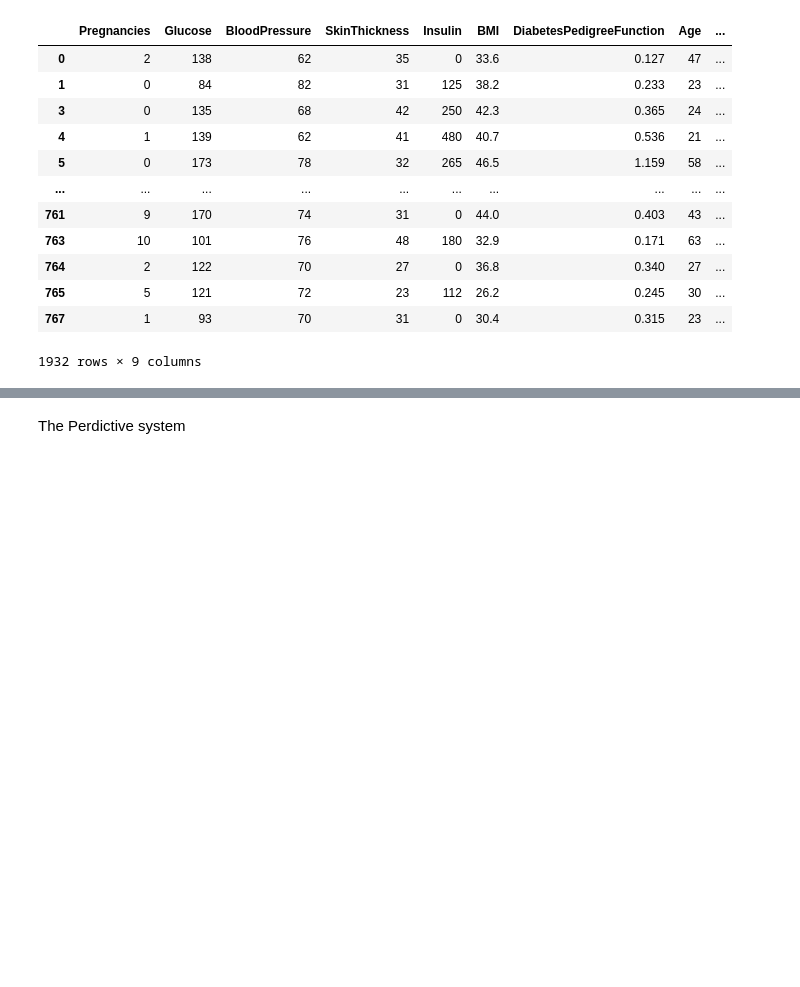
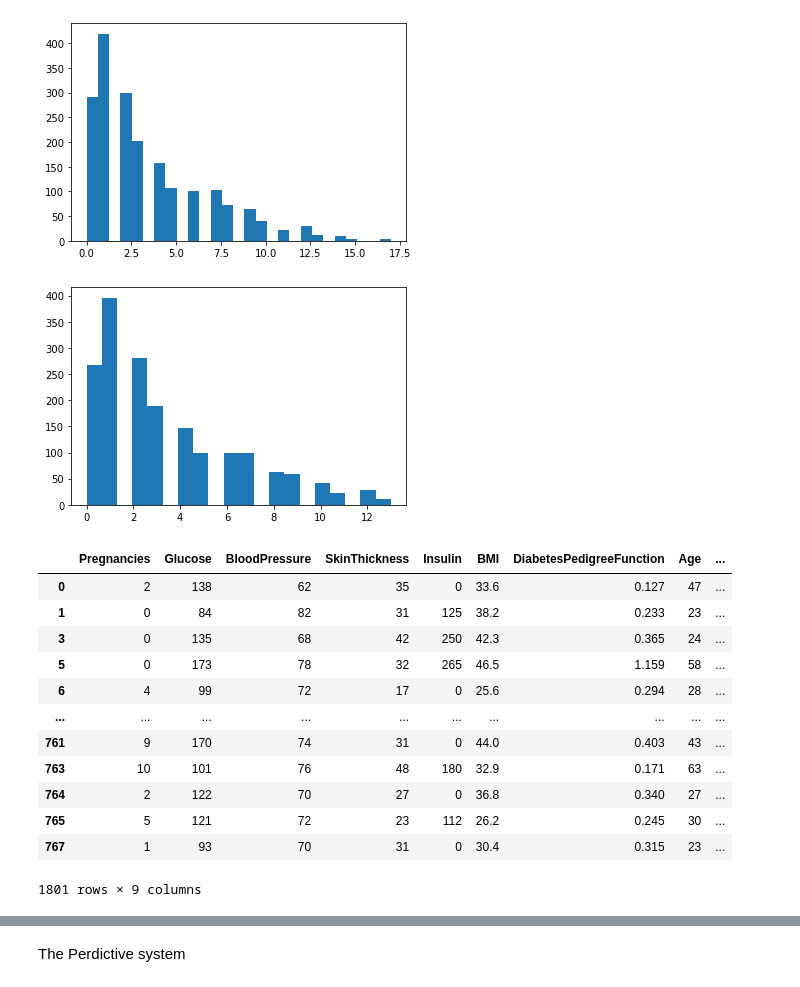
Before and after one commit to vasavdave/Team-Project-04, a Jupyter notebook: p4_machineLearnin_rev0.ipynb, the cells around one changed output, grey strips where cells are left out. Cells and saved outputs as stored; diff of their text form; code cells hidden in the pictures; blank space fills up the shorter version.

```diff
--- a/p4_machineLearnin_rev0.ipynb
+++ b/p4_machineLearnin_rev0.ipynb
@@ -12,48 +13,56 @@ from sklearn.metrics import accuracy_score
 # %%
 diabetes_df = pd.read_csv(Path('diabetes-dataset.csv'))
 pimaData_df = pd.read_csv(Path('diabetes_PIMA_INDIANS.csv'))
 # plt.hist(diabetes_df[''])
 # diabetes_df
 diabetes_df = pd.DataFrame(diabetes_df)
 pimaData_df = pd.DataFrame(pimaData_df)
 merged_diabetes_df = pd.concat([diabetes_df, pimaData_df])
 merged_diabetes_df = merged_diabetes_df[merged_diabetes_df['BloodPressure'] != 0]
 merged_diabetes_df = merged_diabetes_df[merged_diabetes_df['Glucose'] != 0]
 merged_diabetes_df = merged_diabetes_df[merged_diabetes_df['BMI'] != 0]
 merged_diabetes_df = merged_diabetes_df[merged_diabetes_df['SkinThickness'] != 0]
 
 
 bp = merged_diabetes_df['BloodPressure']
 glucose = merged_diabetes_df['Glucose']
 bmi = merged_diabetes_df['BMI']
 age = merged_diabetes_df['Age']
 skin_thickness = merged_diabetes_df['SkinThickness']
 dpf = merged_diabetes_df['DiabetesPedigreeFunction']
 
-# merged_diabetes_df['ln_bp'] = np.log(bp)
-# merged_diabetes_df['ln_glucose'] = np.log(glucose)
-# merged_diabetes_df['ln_bmi'] = np.log(bmi)
-# merged_diabetes_df['ln_skin'] = np.log(skin_thickness)
-# merged_diabetes_df['ln_dpf'] = np.log(dpf)
+# # merged_diabetes_df['ln_bp'] = np.log(bp)
+# # merged_diabetes_df['ln_glucose'] = np.log(glucose)
+# # merged_diabetes_df['ln_bmi'] = np.log(bmi)
+# # merged_diabetes_df['ln_skin'] = np.log(skin_thickness)
+# # merged_diabetes_df['ln_dpf'] = np.log(dpf)
 
 
+## GETTING RID OF OUTLIERS
+z_scores = sc.stats.zscore(merged_diabetes_df)
 
-# plt.hist(merged_diabetes_df['ln_dpf'], bins='auto')
-# plt.show()
-# plt.hist(dpf, bins='auto')
-# plt.show()
-merged_diabetes_df
+abs_z_scores = np.abs(z_scores)
+filtered_entries = (abs_z_scores < 3).all(axis=1)
+cleaned_merged_df = merged_diabetes_df[filtered_entries]
+
+plt.hist(merged_diabetes_df['Pregnancies'], bins='auto')
+plt.show()
+plt.hist(cleaned_merged_df['Pregnancies'], bins='auto')
+plt.show()
+cleaned_merged_df
 # %% [output]
+[figure, added]
+[figure, added]
 |  | Pregnancies | Glucose | BloodPressure | SkinThickness | Insulin | BMI | DiabetesPedigreeFunction | Age | ... |
 | 0 | 2 | 138 | 62 | 35 | 0 | 33.6 | 0.127 | 47 | ... |
 | 1 | 0 | 84 | 82 | 31 | 125 | 38.2 | 0.233 | 23 | ... |
 | 3 | 0 | 135 | 68 | 42 | 250 | 42.3 | 0.365 | 24 | ... |
-| 4 | 1 | 139 | 62 | 41 | 480 | 40.7 | 0.536 | 21 | ... |
 | 5 | 0 | 173 | 78 | 32 | 265 | 46.5 | 1.159 | 58 | ... |
+| 6 | 4 | 99 | 72 | 17 | 0 | 25.6 | 0.294 | 28 | ... |
 | ... | ... | ... | ... | ... | ... | ... | ... | ... | ... |
 | 761 | 9 | 170 | 74 | 31 | 0 | 44.0 | 0.403 | 43 | ... |
 | 763 | 10 | 101 | 76 | 48 | 180 | 32.9 | 0.171 | 63 | ... |
 | 764 | 2 | 122 | 70 | 27 | 0 | 36.8 | 0.340 | 27 | ... |
 | 765 | 5 | 121 | 72 | 23 | 112 | 26.2 | 0.245 | 30 | ... |
 | 767 | 1 | 93 | 70 | 31 | 0 | 30.4 | 0.315 | 23 | ... |
-1932 rows × 9 columns
+1801 rows × 9 columns
```
Also changed, not shown: parts of 7 cells of this notebook.
